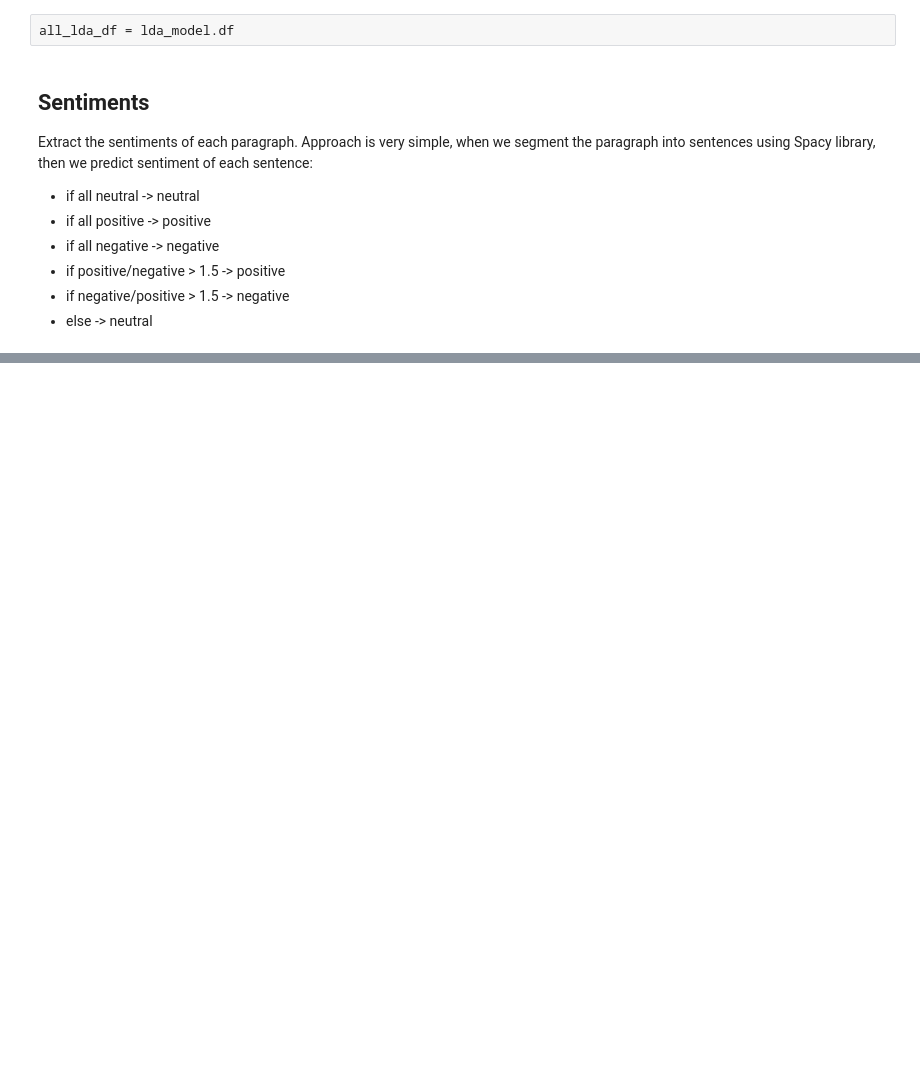
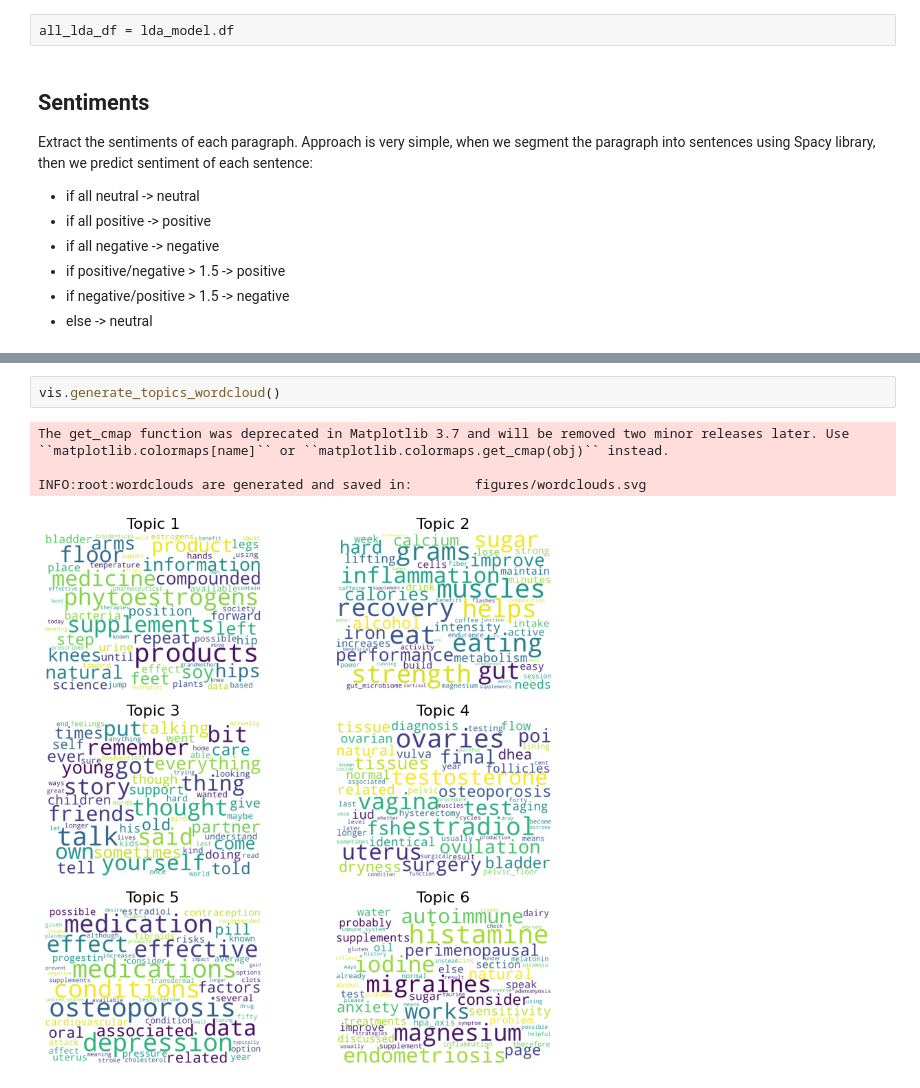
Before and after one commit to hamzeiehsan/lda_sentiment_books, a Jupyter notebook: lda_notebook.ipynb, the cells around one changed output, grey strips where cells are left out. Drawn from its saved outputs; the diff is of its cells as text; blank space fills up the shorter version.

```diff
--- a/lda_notebook.ipynb
+++ b/lda_notebook.ipynb
@@ -194,0 +240,7 @@ vis.pyviz_topics()  # pyVis topic analysis
+# %%
+vis.generate_topics_wordcloud()
+# %% [output]
+The get_cmap function was deprecated in Matplotlib 3.7 and will be removed two minor releases later. Use ``matplotlib.colormaps[name]`` or ``matplotlib.colormaps.get_cmap(obj)`` instead.
+
+INFO:root:wordclouds are generated and saved in:        figures/wordclouds.svg
+[figure, added]
```
Also changed, not shown: parts of 58 cells of this notebook, 1 other file.
